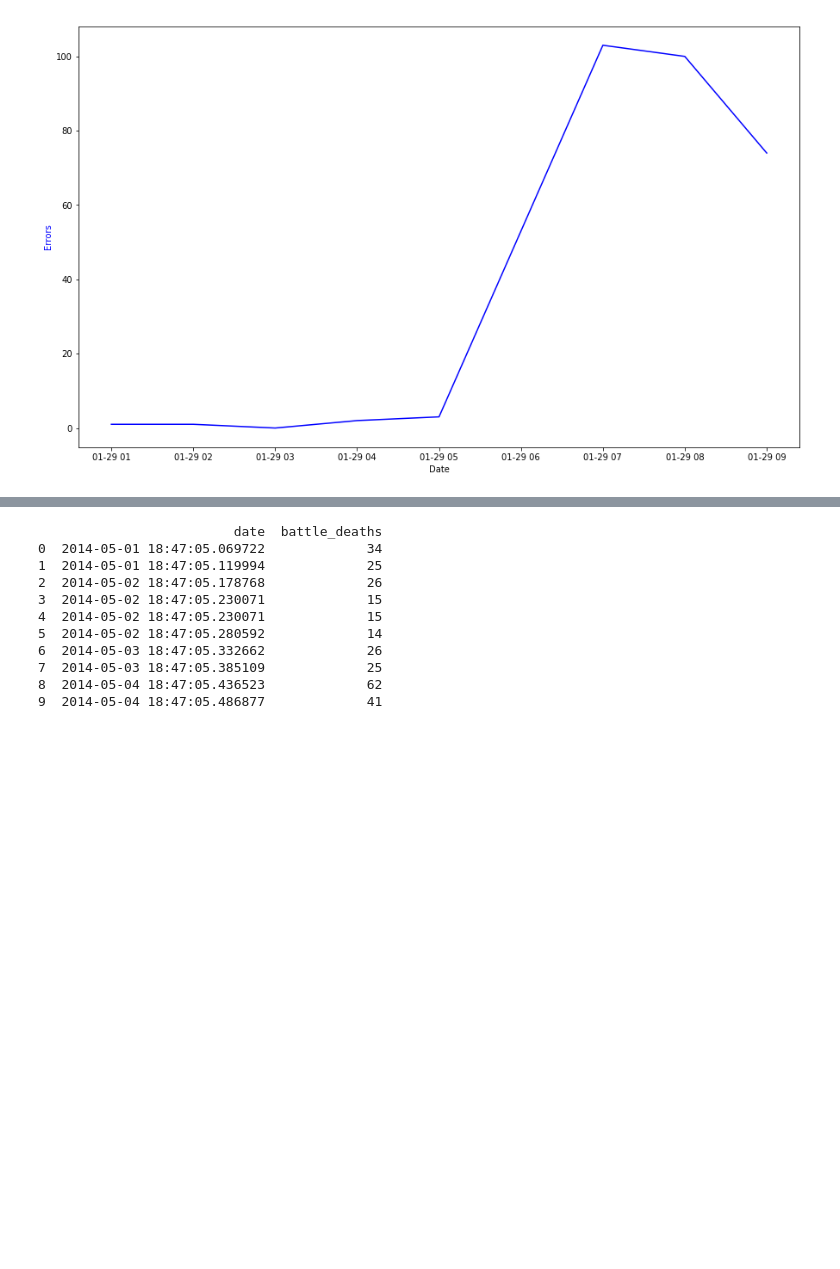
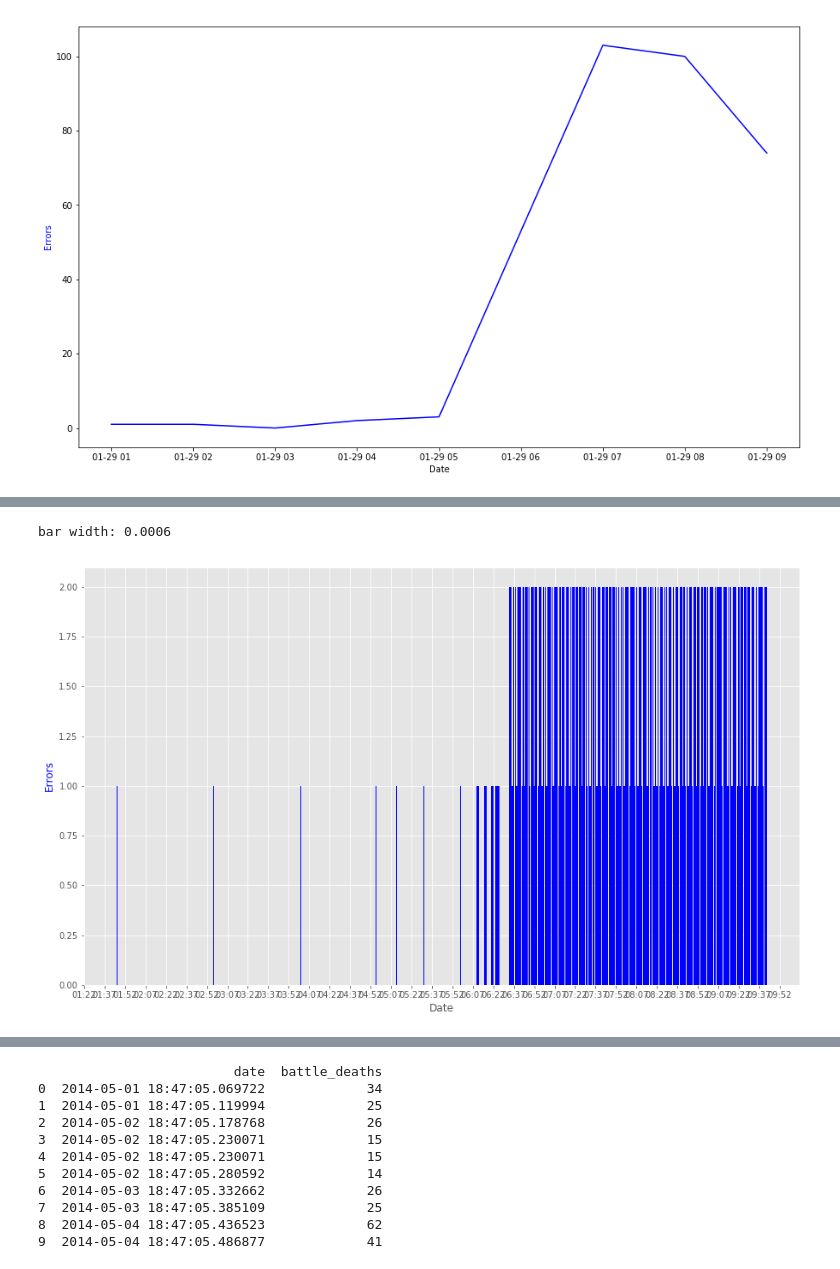
Before and after one commit to bobev18/errlogana, a Jupyter notebook: Log Error Analysis.ipynb, the cells around one changed output, grey strips where cells are left out. Saved outputs shown, nothing was run; the diff lists cells and outputs as text; code cells hidden in the pictures; blank space fills up the shorter version.

```diff
--- a/Log Error Analysis.ipynb
+++ b/Log Error Analysis.ipynb
@@ -649,0 +686,5 @@ barit(hdf, None)
+# %%
+barit(mdf, 0.0006)
+# %% [output]
+bar width: 0.0006
+[figure, added]
```
Also changed, not shown: parts of 17 cells of this notebook.
